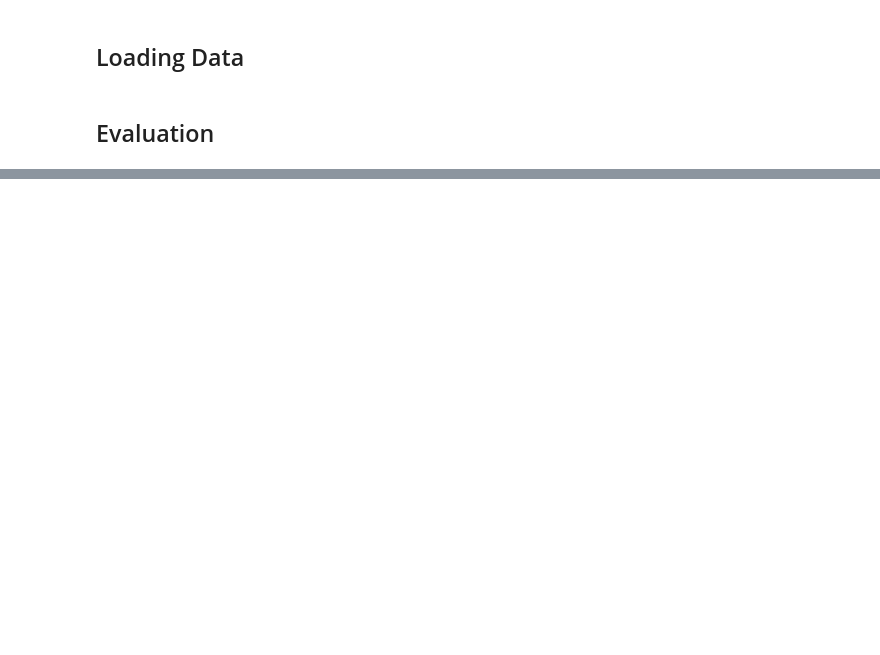
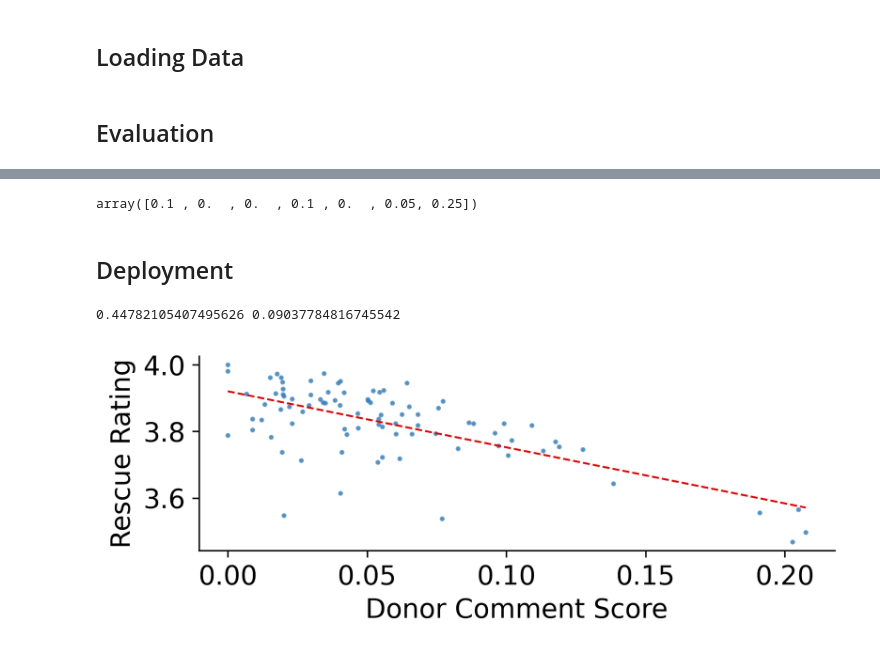
Before and after one commit to naveenr414/food_rescue_feedback, a Jupyter notebook: scripts/notebooks/Plotting.ipynb, the cells around one changed output, grey strips where cells are left out. Cells and saved outputs as stored; diff of their text form; code cells hidden in the pictures; blank space fills up the shorter version.

```diff
--- a/scripts/notebooks/Plotting.ipynb
+++ b/scripts/notebooks/Plotting.ipynb
@@ -31,8 +32,8 @@ plt.rcParams['savefig.bbox'] = 'tight'
 # %%
 style_size = 'paper'
 # %%
-eval_columns = ["update_contact","inadequate_food", "earlier_pickup","system_problem","direction_problem","recipient_problem","donor_problem","positive_comment"]
-nice_names = ["Update Contact","Inadequate Food","Earlier Pickup","System Problem","Direction Problem","Recipient Problem","Donor Problem","Positive Comment"]
+eval_columns = ["inadequate_food","earlier_pickup","donor_problem","recipient_problem","update_contact","system_problem","direction_problem"]
+nice_names = ["Inadequate Food", "Earlier Pickup", "Donor Problem", "Recipient Problem", "Update Contact","System Problem", "Direction Problem"]
 # %%
 def get_accuracy(ground_truth,predicted):
     return 1-np.mean(np.abs(predicted-ground_truth))
@@ -253,3 +109,0 @@ pre_deploy_agreement,post_deploy_agreement
-# %%
-eval_columns = ["update_contact","inadequate_food", "earlier_pickup","system_problem","direction_problem","recipient_problem","donor_problem","positive_comment"]
-nice_names = ["Update Contact","Inadequate Food","Earlier Pickup","System Problem","Direction Problem","Recipient Problem","Donor Problem","Positive Comment"]
@@ -596,0 +309,13 @@ fig.savefig("../../results/figures/recipient_types.pdf",dpi=300, bbox_inches='ti
+# %%
+np.mean(pre_deploy_array[(pre_deploy_predictions[:,2] == 1) & (pre_deploy_array[:,2] == 0)],axis=0)
+# %% [output]
+array([0.1 , 0.  , 0.  , 0.1 , 0.  , 0.05, 0.25])
+# %%
+average_score = (instruction_annotator_one+instruction_annotator_two)/2
+frequency_by_number = [[0 for i in range(9)] for j in range(3)]
+
+for i in range(3):
+    for k in range(2,11):
+        frequency_by_number[i][k-2] = np.sum(average_score[:,i] == k/2)
+frequency_by_number = np.array(frequency_by_number)/30
+print(average_score)
@@ -596,0 +348,2 @@ fig.savefig("../../results/figures/recipient_types.pdf",dpi=300, bbox_inches='ti
+# %% [markdown]
+## Deployment
@@ -596,0 +430,38 @@ fig.savefig("../../results/figures/recipient_types.pdf",dpi=300, bbox_inches='ti
+# %%
+r_donor, _ = pearsonr(filtered_donors['comment_score'],
+                      filtered_donors['volunteer_rating'])
+
+r_recipient, _ = pearsonr(filtered_recipients['comment_score'],
+                      filtered_recipients['volunteer_rating'])
+
+print(r_donor**2,r_recipient**2)
+
+plot_dimensions = (1,1)
+x_labels = [["Donor Comment Score"]]
+y_labels = [["Rescue Rating"]]
+sup_y_label = ""
+
+overall_format = {'figsize':(6, 1.85),
+    'style_size': style_size,
+    # 'x_ticks': [[[[],[]] for i in range(1)] for i in range(1)],
+    # 'y_lim': [[[0,0.4] for i in range(1)] for j in range(1)],
+    # 'y_ticks': [[[[0,0.2,0.4],["0%","20%","40%"]] for i in range(1)] for i in range(1)],
+}
+fig,ax = create_axes(plot_dimensions,overall_format,y_labels=y_labels,x_labels=x_labels,sup_y_label=sup_y_label)
+
+bar_format = {'style_size': style_size,
+    'color_palette': 'eight_color', 'size': 10}
+
+x_values = filtered_donors['comment_score']
+y_values = filtered_donors['volunteer_rating']
+plot_scatter(ax[0][0],[x_values],[y_values],[""],bar_format)
+
+m, b = np.polyfit(x_values, y_values, 1)
+plot_line(ax[0][0],[np.linspace(np.min(x_values),np.max(x_values),100)],[m*np.linspace(np.min(x_values),np.max(x_values),100)+b],[[0 for i in range(100)]],[""],
+{'style_size': style_size,
+    'color_palette': '#DD0000', 'linestyle': 'dashed', 'no_marker': True, 'no_fill': True,'linewidth': 1})
+
+fig.savefig("../../results/figures/donor_comment_score.pdf",dpi=300, bbox_inches='tight')
+# %% [output]
+0.44782105407495626 0.09037784816745542
+[figure, added]
```
Also changed, not shown: parts of 58 cells of this notebook, 18 other files.
